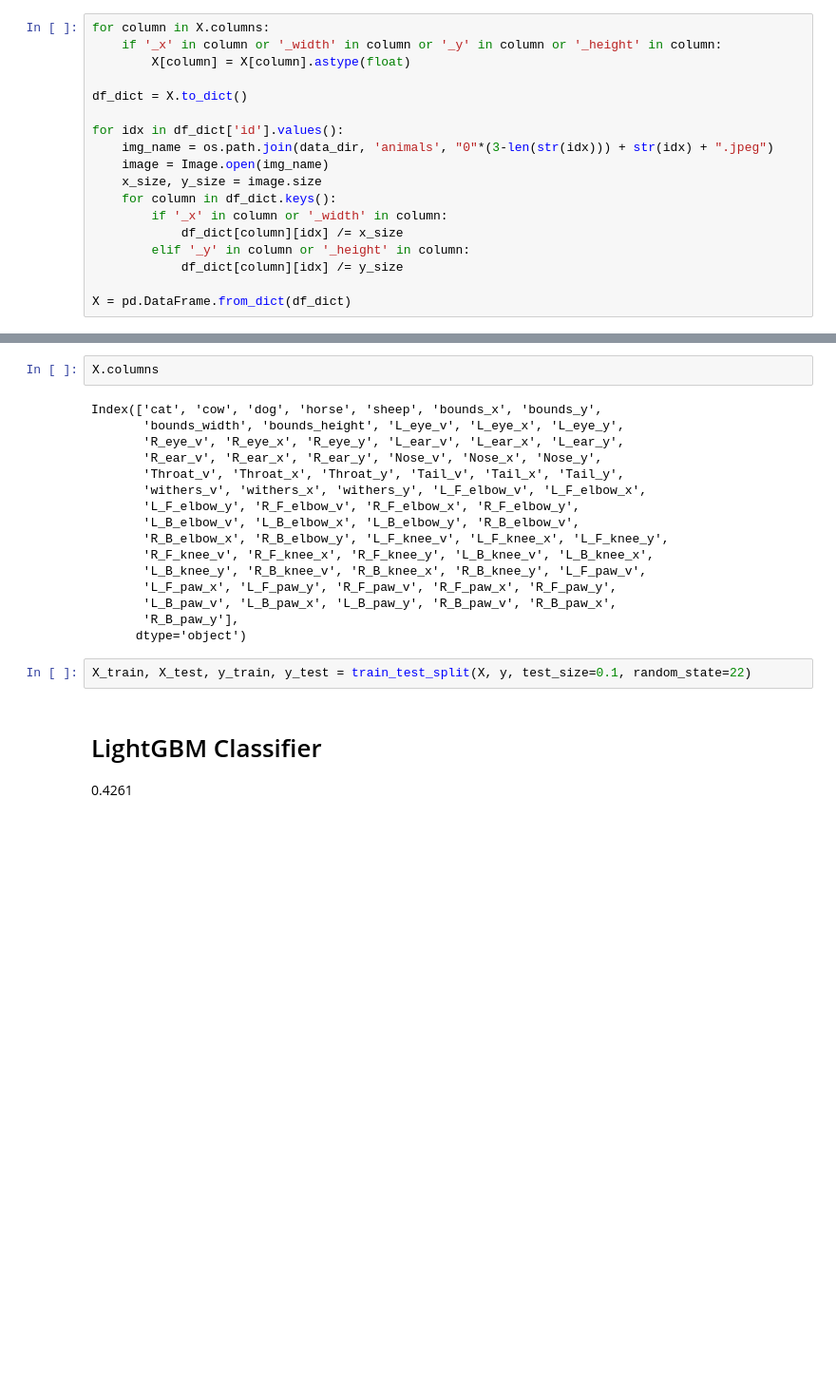
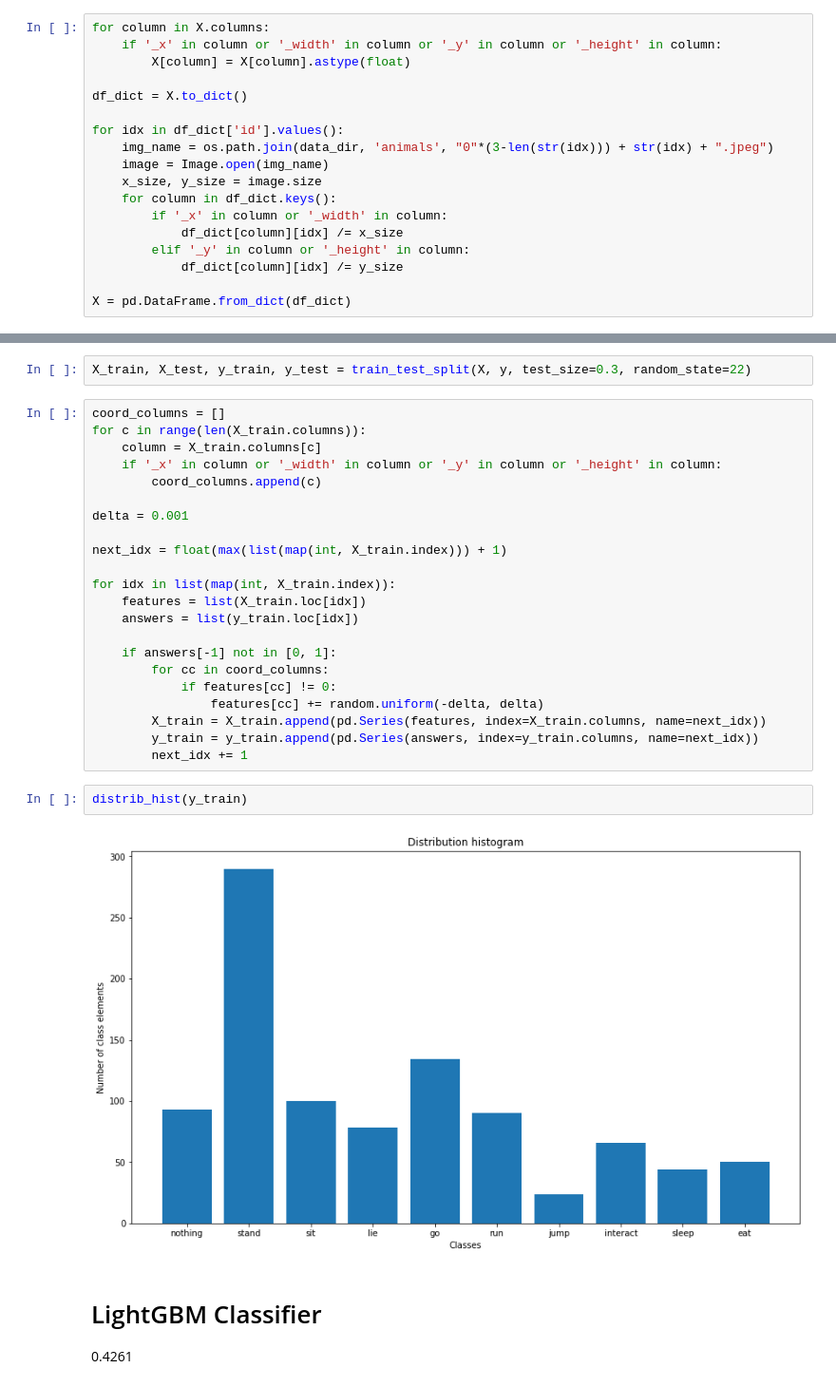
Before and after one commit to Maximrez/Pets-Activity-Interpreter-New, a Jupyter notebook: training_classifier.ipynb, the cells around one changed output, grey strips where cells are left out. Shown: that part at 95% size. Cells and saved outputs as stored; diff of their text form; blank space fills up the shorter version.

```diff
--- a/training_classifier.ipynb
+++ b/training_classifier.ipynb
@@ -110,25 +116,33 @@ plt.title("Distribution histogram");
 # %% [output]
 [figure]
-# %%
-X.columns
-# %% [output]
-Index(['cat', 'cow', 'dog', 'horse', 'sheep', 'bounds_x', 'bounds_y',
-       'bounds_width', 'bounds_height', 'L_eye_v', 'L_eye_x', 'L_eye_y',
-       'R_eye_v', 'R_eye_x', 'R_eye_y', 'L_ear_v', 'L_ear_x', 'L_ear_y',
-       'R_ear_v', 'R_ear_x', 'R_ear_y', 'Nose_v', 'Nose_x', 'Nose_y',
-       'Throat_v', 'Throat_x', 'Throat_y', 'Tail_v', 'Tail_x', 'Tail_y',
-       'withers_v', 'withers_x', 'withers_y', 'L_F_elbow_v', 'L_F_elbow_x',
-       'L_F_elbow_y', 'R_F_elbow_v', 'R_F_elbow_x', 'R_F_elbow_y',
-       'L_B_elbow_v', 'L_B_elbow_x', 'L_B_elbow_y', 'R_B_elbow_v',
-       'R_B_elbow_x', 'R_B_elbow_y', 'L_F_knee_v', 'L_F_knee_x', 'L_F_knee_y',
-       'R_F_knee_v', 'R_F_knee_x', 'R_F_knee_y', 'L_B_knee_v', 'L_B_knee_x',
-       'L_B_knee_y', 'R_B_knee_v', 'R_B_knee_x', 'R_B_knee_y', 'L_F_paw_v',
-       'L_F_paw_x', 'L_F_paw_y', 'R_F_paw_v', 'R_F_paw_x', 'R_F_paw_y',
-       'L_B_paw_v', 'L_B_paw_x', 'L_B_paw_y', 'R_B_paw_v', 'R_B_paw_x',
-       'R_B_paw_y'],
-      dtype='object')
 # %%
-X_train, X_test, y_train, y_test = train_test_split(X, y, test_size=0.1, random_state=22)
+X_train, X_test, y_train, y_test = train_test_split(X, y, test_size=0.3, random_state=22)
+# %%
+coord_columns = []
+for c in range(len(X_train.columns)):
+    column = X_train.columns[c]
+    if '_x' in column or '_width' in column or '_y' in column or '_height' in column:
+        coord_columns.append(c)
+
+delta = 0.001
+
+next_idx = float(max(list(map(int, X_train.index))) + 1)
+
+for idx in list(map(int, X_train.index)):
+    features = list(X_train.loc[idx])
+    answers = list(y_train.loc[idx])
+
+    if answers[-1] not in [0, 1]:
+        for cc in coord_columns:
+            if features[cc] != 0:
+                features[cc] += random.uniform(-delta, delta)
+        X_train = X_train.append(pd.Series(features, index=X_train.columns, name=next_idx))
+        y_train = y_train.append(pd.Series(answers, index=y_train.columns, name=next_idx))
+        next_idx += 1
+# %%
+distrib_hist(y_train)
+# %% [output]
+[figure, added]
 # %% [markdown]
 # LightGBM Classifier
 0.4261
```
Also changed, not shown: parts of 29 cells of this notebook, 6 other files.
